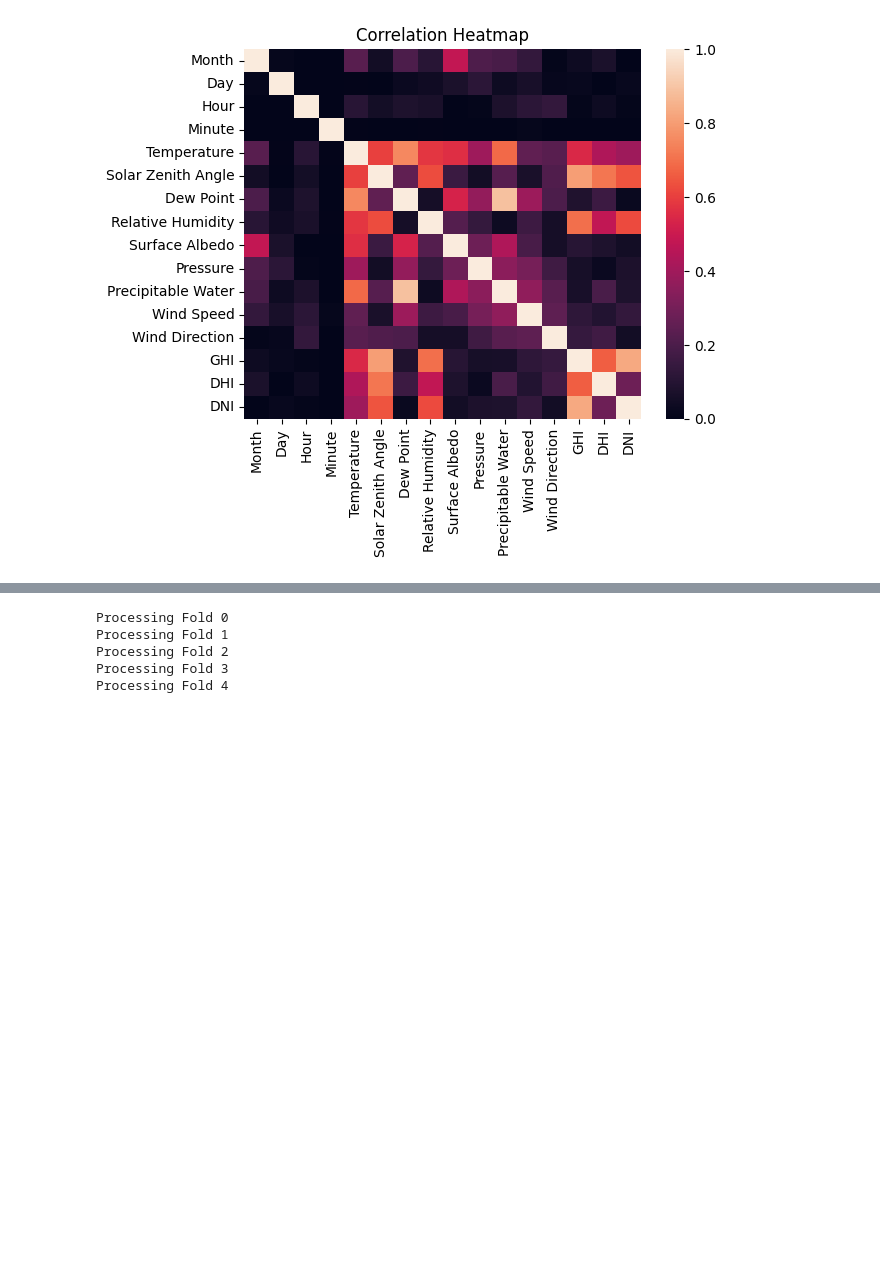
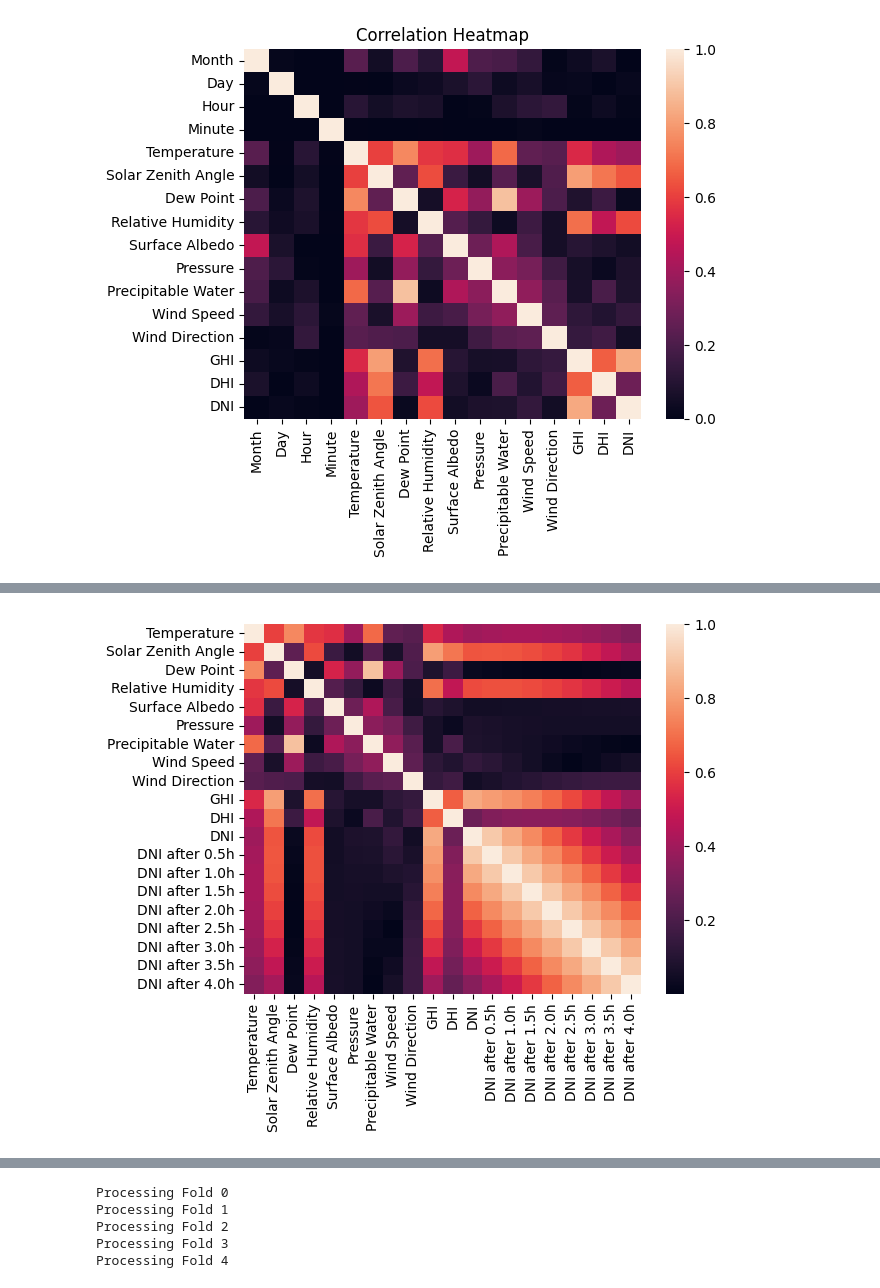
Before and after one commit to saraaktham/Solar-Data, a Jupyter notebook: read_data.ipynb, the cells around one changed output, grey strips where cells are left out. Saved outputs shown, nothing was run; the diff lists cells and outputs as text; code cells hidden in the pictures; blank space fills up the shorter version.

```diff
--- a/read_data.ipynb
+++ b/read_data.ipynb
@@ -95,3 +95,13 @@ plt.title('Correlation Heatmap')
 plt.show()
 # %% [output]
 [figure]
+# %%
+df['DNI after 0.5h'] = df[['DNI']].shift(1)
+df['DNI after 1.0h'] = df[['DNI']].shift(2)
+df['DNI after 1.5h'] = df[['DNI']].shift(3)
+df['DNI after 2.0h'] = df[['DNI']].shift(4)
+df['DNI after 2.5h'] = df[['DNI']].shift(5)
+df['DNI after 3.0h'] = df[['DNI']].shift(6)
+df['DNI after 3.5h'] = df[['DNI']].shift(7)
+df['DNI after 4.0h'] = df[['DNI']].shift(8)
+df.head()
@@ -97,0 +126,7 @@ plt.show()
+# %%
+corr_matrix = abs(sub_df.corr())
+dataplot = sns.heatmap(corr_matrix)
+# displaying heatmap
+plt.show()
+# %% [output]
+[figure, added]
```
Also changed, not shown: parts of 21 cells of this notebook, 3 other files.
